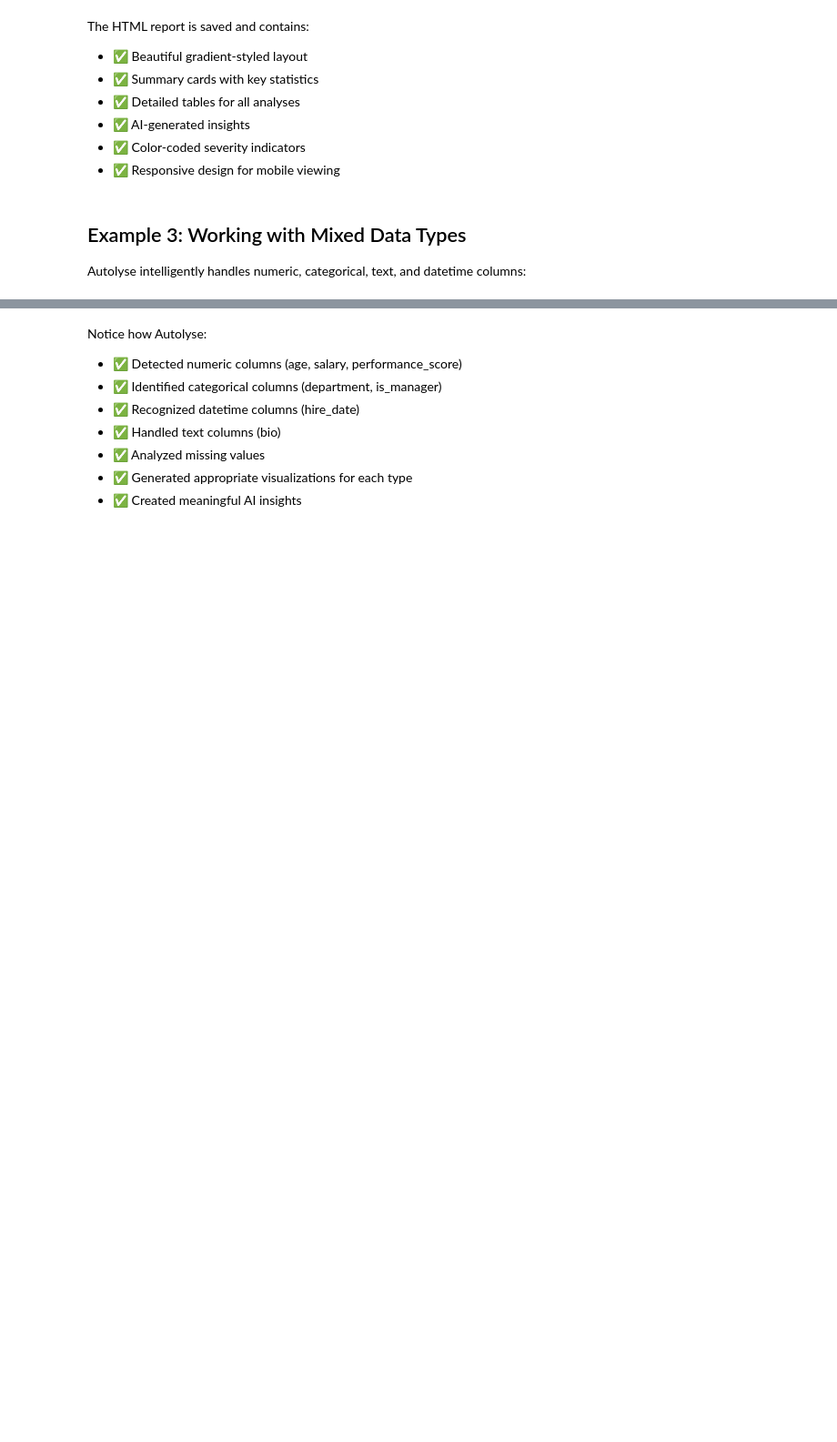
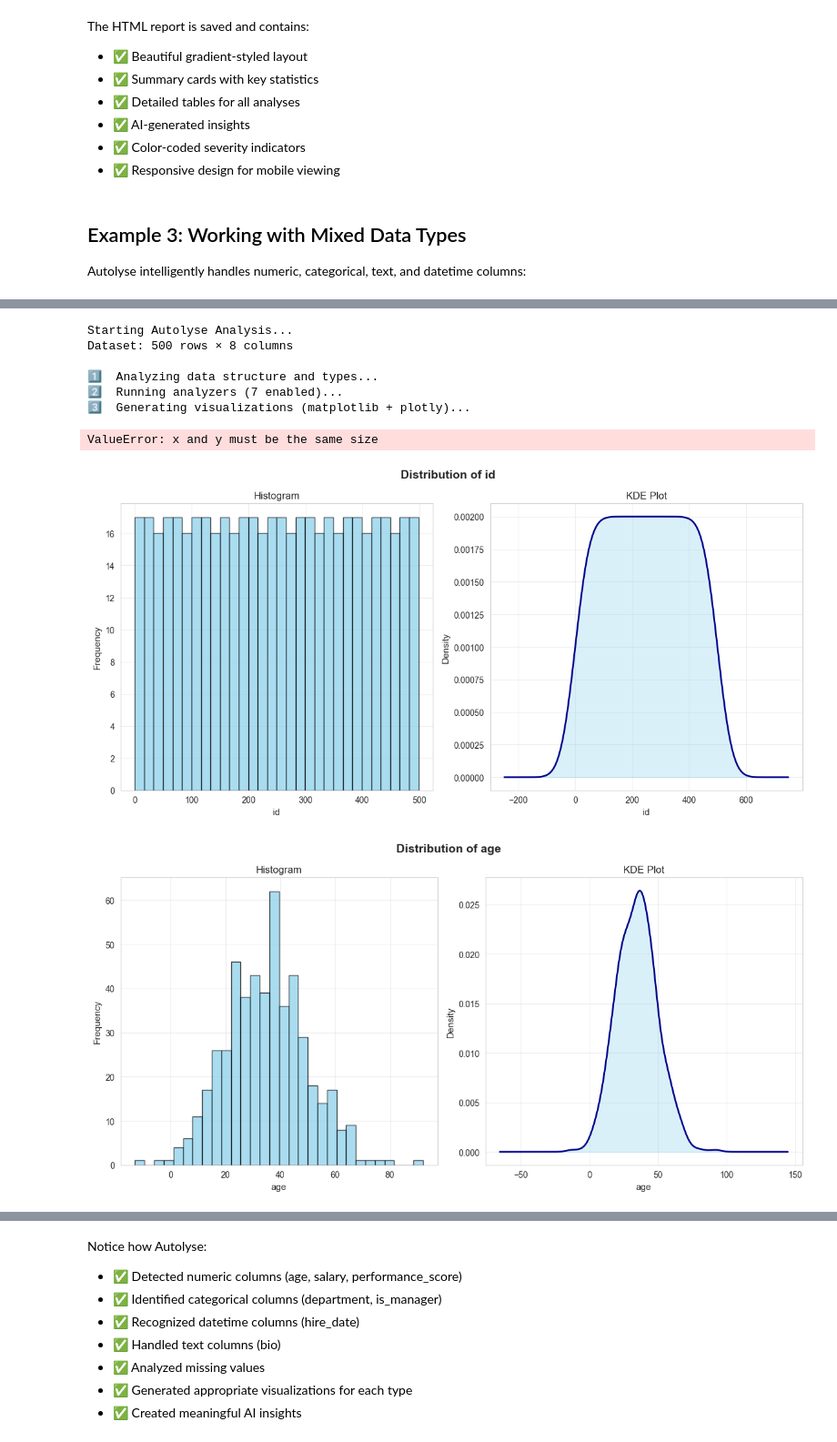
Before and after one commit to sanyamChaudhary27/Autolyse, a Jupyter notebook: examples/tutorial.ipynb, the cells around one changed output, grey strips where cells are left out. Shown at 91% size. Drawn from its saved outputs; the diff is of its cells as text; code cells hidden in the pictures; blank space fills up the shorter version.

```diff
--- a/examples/tutorial.ipynb
+++ b/examples/tutorial.ipynb
@@ -123,4 +287,14 @@ print(f"\nDataset shape: {df_mixed.shape}")
 # %%
 # Autolyse handles all column types automatically!
-multi_analyser = Autolyse(html=False, api_key=os.environ.get("GEMINI_KEY"))
+multi_analyser = Autolyse(html=False, api_key=GEMINI_KEY)
 multi_analyser.analyse(df_mixed)
+# %% [output]
+Starting Autolyse Analysis...
+Dataset: 500 rows × 8 columns
+
+1️⃣  Analyzing data structure and types...
+2️⃣  Running analyzers (7 enabled)...
+3️⃣  Generating visualizations (matplotlib + plotly)...
+ValueError: x and y must be the same size
+[figure, added]
+[figure, added]
```
Also changed, not shown: parts of 11 cells of this notebook, 10 other files.
